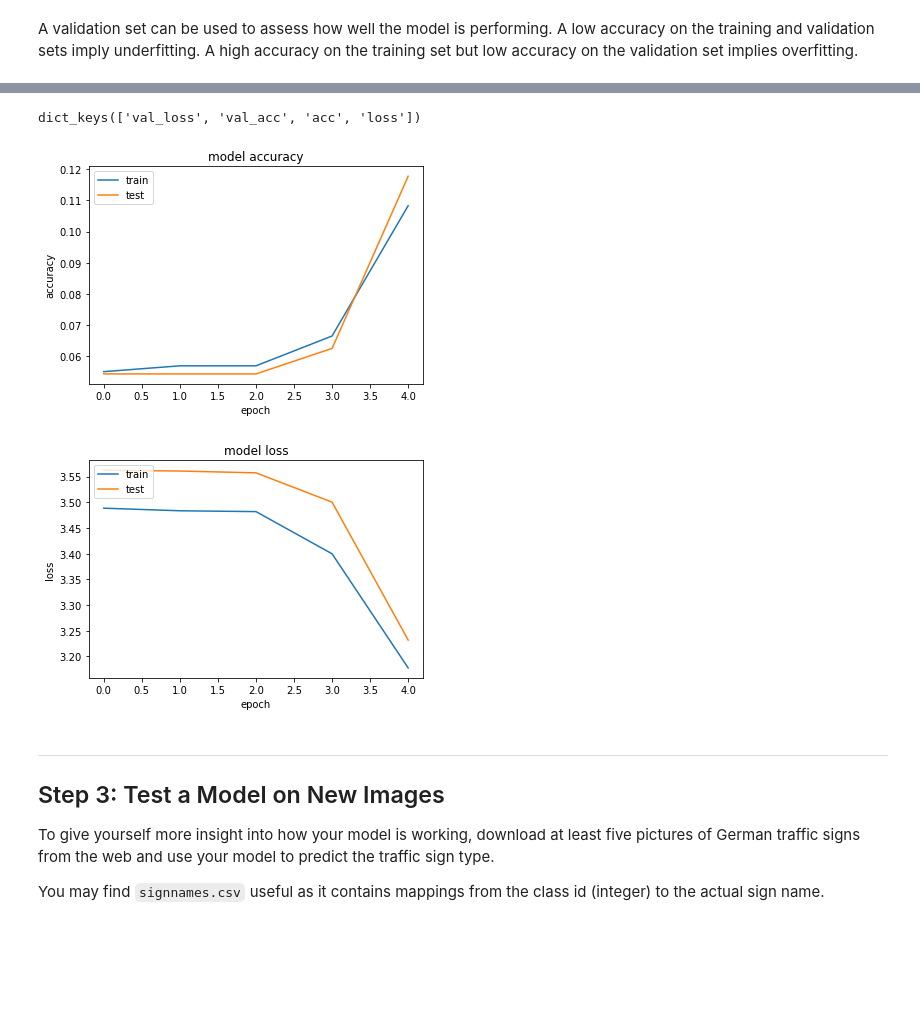
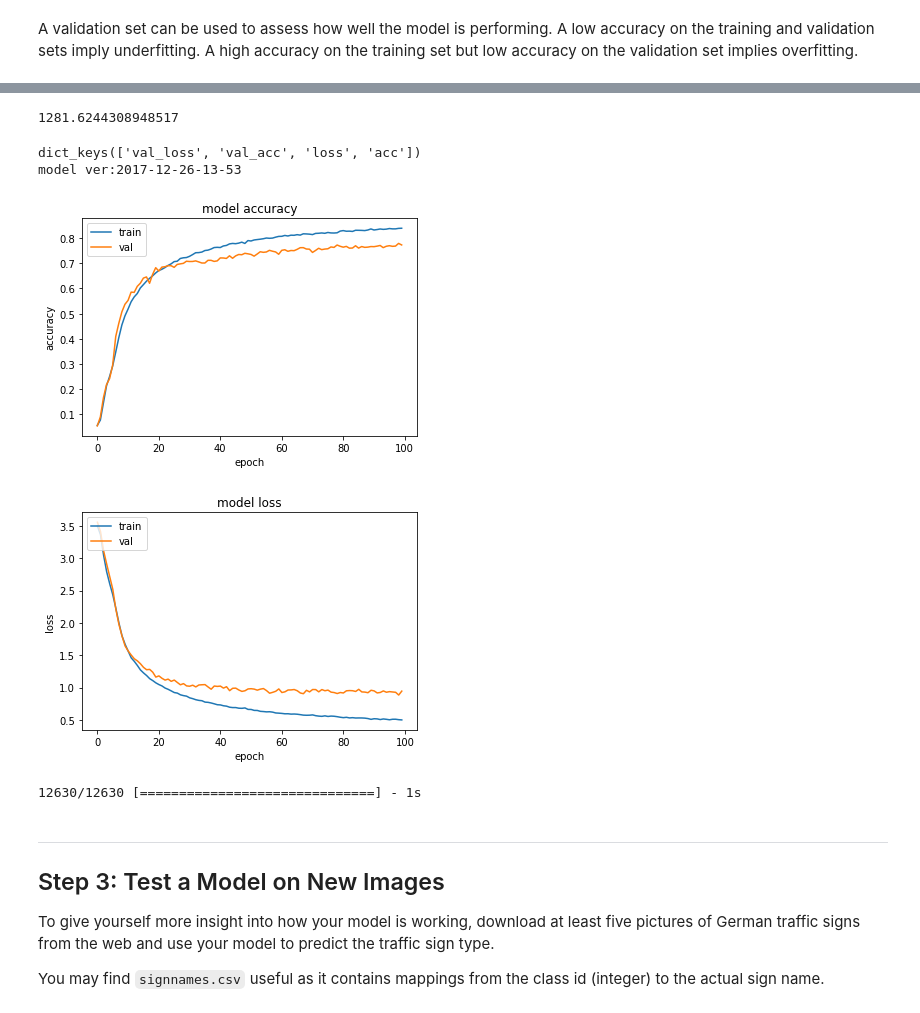
Before and after one commit to minkvsky/CarND-Traffic-Sign-Classifier-Project, a Jupyter notebook: Traffic_Sign_Classifier.ipynb, the cells around one changed output, grey strips where cells are left out. Saved outputs shown, nothing was run; the diff lists cells and outputs as text; code cells hidden in the pictures; blank space fills up the shorter version.

Commit message:
tuning begin overfit after 20 epoches

```diff
--- a/Traffic_Sign_Classifier.ipynb
+++ b/Traffic_Sign_Classifier.ipynb
@@ -232,15 +236,35 @@ from keras.optimizers import SGD
 # %%
+start = time.time()
+
+model_ver = '-'.join([str(x) for x in time.localtime(start)[:5]])
+
 model = Sequential()
 model.add(Convolution2D(filters=6, kernel_size=(5,5),padding='valid', input_shape=(32,32,1),activation='sigmoid'))
 model.add(MaxPooling2D(pool_size=(2,2)))
+model.add(Dropout(0.2))
+
 model.add(Convolution2D(filters=16, kernel_size=(5,5),padding='valid', activation='sigmoid'))
 model.add(MaxPooling2D(pool_size=(2,2)))
+model.add(Dropout(0.2))
+
 model.add(Flatten())
+
 model.add(Dense(units=120, activation='sigmoid', input_dim=400))
+model.add(Dropout(0.2))
+
 model.add(Dense(units=84, activation='sigmoid', input_dim=120))
+model.add(Dropout(0.2))
+
 model.add(Dense(units=43, activation='sigmoid', input_dim=84))
 
 model.summary()
+
+with open('tuning_param/model_summary_{}.md'.format(model_ver), 'w') as f:
+    model.summary(print_fn=lambda x: f.write(x + '\n'))
+
+model.compile(loss='categorical_crossentropy',
+              optimizer='Adam',
+              metrics=['accuracy'])
 # %% [output]
 _________________________________________________________________
 Layer (type)                 Output Shape              Param #
@@ -279,5 +297,5 @@ model.compile(loss='categorical_crossentropy',
 # %%
-epochs = 5
+epochs = 100
 
 from keras.callbacks import ModelCheckpoint
 checkpointer = ModelCheckpoint(filepath='my_model.h5',
@@ -296,0 +327,32 @@ Epoch 00004: val_loss improved from 3.50037 to 3.23203, saving model to my_model
+# %%
+end = time.time()
+print(end - start)
+# %% [output]
+1281.6244308948517
+# %%
+## TODO: Visualize the training and validation loss of your neural network
+print(hist.history.keys())
+print('model ver:{}'.format(model_ver))
+# summarize history for accuracy
+plt.plot(hist.history['acc'])
+plt.plot(hist.history['val_acc'])
+plt.title('model accuracy')
+plt.ylabel('accuracy')
+plt.xlabel('epoch')
+plt.legend(['train', 'val'], loc='upper left')
+plt.savefig('tuning_param/model_acc_{}.jpg'.format(model_ver))
+plt.show()
+# summarize history for loss
+plt.plot(hist.history['loss'])
+plt.plot(hist.history['val_loss'])
+plt.title('model loss')
+plt.ylabel('loss')
+plt.xlabel('epoch')
+plt.legend(['train', 'val'], loc='upper left')
+plt.savefig('tuning_param/model_loss_{}.jpg'.format(model_ver))
+plt.show()
+# %% [output]
+dict_keys(['val_loss', 'val_acc', 'loss', 'acc'])
+model ver:2017-12-26-13-53
+[figure, added]
+[figure, added]
@@ -298,29 +363,8 @@ Epoch 00004: val_loss improved from 3.50037 to 3.23203, saving model to my_model
 # model.fit(x_train, y_train, epochs=5, batch_size=32)
 loss_and_metrics = model.evaluate(images_test, labels_test, batch_size=128)
 # classs = model.predict(images_test, batch_size=128)
+# %% [output]
+12630/12630 [==============================] - 1s
-# %%
-## TODO: Visualize the training and validation loss of your neural network
-print(hist.history.keys())
-# summarize history for accuracy
-plt.plot(hist.history['acc'])
-plt.plot(hist.history['val_acc'])
-plt.title('model accuracy')
-plt.ylabel('accuracy')
-plt.xlabel('epoch')
-plt.legend(['train', 'test'], loc='upper left')
-plt.show()
-# summarize history for loss
-plt.plot(hist.history['loss'])
-plt.plot(hist.history['val_loss'])
-plt.title('model loss')
-plt.ylabel('loss')
-plt.xlabel('epoch')
-plt.legend(['train', 'test'], loc='upper left')
-plt.show()
-# %% [output]
-dict_keys(['val_loss', 'val_acc', 'acc', 'loss'])
-[figure, removed]
-[figure, removed]
 # %% [markdown]
 ---
 
```
Also changed, not shown: parts of 11 cells of this notebook, 6 other files.
